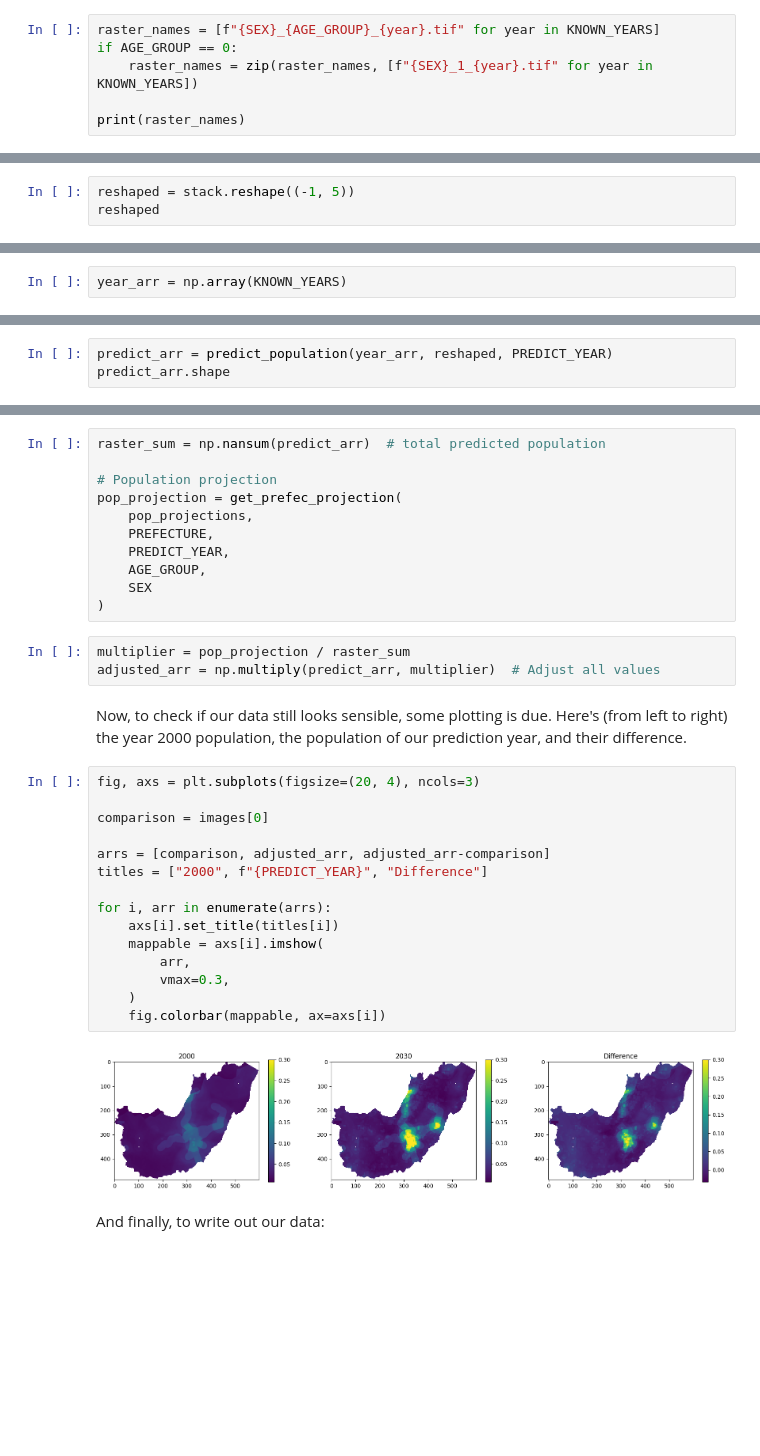
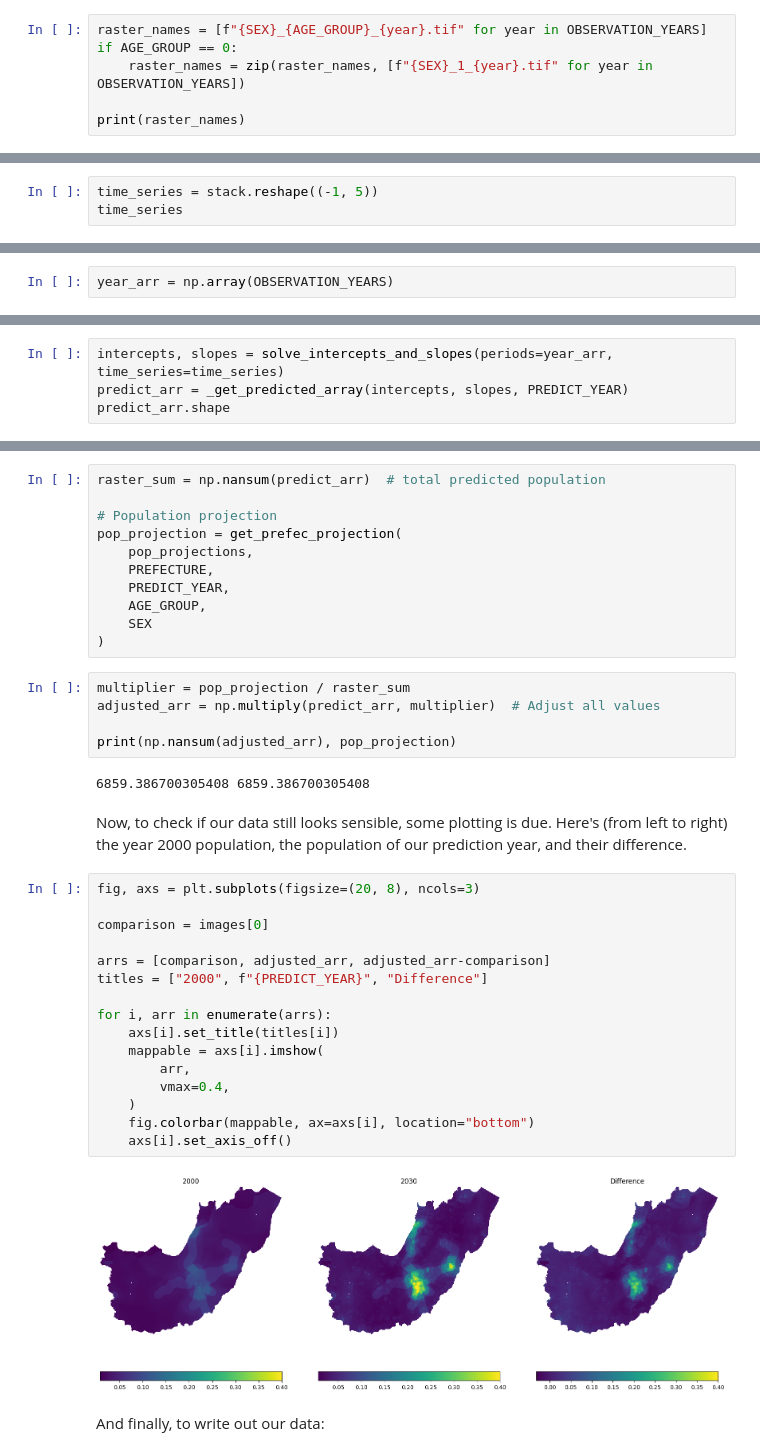
Before and after one commit to iiepdev/spatial_pop_projections, a Jupyter notebook: notebooks/example.ipynb, the cells around one changed output, grey strips where cells are left out. Cells and saved outputs as stored; diff of their text form; blank space fills up the shorter version.

```diff
--- a/notebooks/example.ipynb
+++ b/notebooks/example.ipynb
@@ -43,9 +47,9 @@ region
 |  | db_c4f0x_h | iso3cd | cty_nm | adm1nm | adm2nm | adm1cd | adm2cd | globalid | st_area_sh | st_length_ | ... |
 | 9 | 10 | TGO | Togo | Kara | Doufelgou | TGO002 | TGO002005 | {70AC5005-04F8-4B99-B141-BD5BE4D6... | 0.100651 | 1.797534 | ... |
 # %%
-raster_names = [f"{SEX}_{AGE_GROUP}_{year}.tif" for year in KNOWN_YEARS]
+raster_names = [f"{SEX}_{AGE_GROUP}_{year}.tif" for year in OBSERVATION_YEARS]
 if AGE_GROUP == 0:
-    raster_names = zip(raster_names, [f"{SEX}_1_{year}.tif" for year in KNOWN_YEARS])
+    raster_names = zip(raster_names, [f"{SEX}_1_{year}.tif" for year in OBSERVATION_YEARS])
 
 print(raster_names)
 # %% [output]
@@ -146,6 +150,6 @@ Since our analysis is concerned only with linear models on the values of single
 # %%
-reshaped = stack.reshape((-1, 5))
-reshaped
+time_series = stack.reshape((-1, 5))
+time_series
 # %% [output]
 array([[nan, nan, nan, nan, nan],
        [nan, nan, nan, nan, nan],
@@ -164,3 +168,3 @@ So, for the predictions we need the known values for each cell, and the years to
 # %%
-year_arr = np.array(KNOWN_YEARS)
+year_arr = np.array(OBSERVATION_YEARS)
 # %% [markdown]
@@ -168,5 +172,6 @@ With our 2-dimensional time series data and the year array, we can apply a linea
 # %%
-predict_arr = predict_population(year_arr, reshaped, PREDICT_YEAR)
+intercepts, slopes = solve_intercepts_and_slopes(periods=year_arr, time_series=time_series)
+predict_arr = _get_predicted_array(intercepts, slopes, PREDICT_YEAR)
 predict_arr.shape
 # %% [output]
 (291226,)
@@ -194,25 +199,30 @@ pop_projection = get_prefec_projection(
 # %%
 multiplier = pop_projection / raster_sum
 adjusted_arr = np.multiply(predict_arr, multiplier)  # Adjust all values
+
+print(np.nansum(adjusted_arr), pop_projection)
+# %% [output]
+6859.386700305408 6859.386700305408
 # %% [markdown]
 Now, to check if our data still looks sensible, some plotting is due. Here's (from left to right) the year 2000 population, the population of our prediction year, and their difference.
 # %%
-fig, axs = plt.subplots(figsize=(20, 4), ncols=3)
+fig, axs = plt.subplots(figsize=(20, 8), ncols=3)
 
 comparison = images[0]
 
 arrs = [comparison, adjusted_arr, adjusted_arr-comparison]
 titles = ["2000", f"{PREDICT_YEAR}", "Difference"]
 
 for i, arr in enumerate(arrs):
     axs[i].set_title(titles[i])
     mappable = axs[i].imshow(
         arr,
-        vmax=0.3,
+        vmax=0.4,
     )
-    fig.colorbar(mappable, ax=axs[i])
+    fig.colorbar(mappable, ax=axs[i], location="bottom")
+    axs[i].set_axis_off()
 # %% [output]
-[figure, old version]
+[figure, new version]
 # %% [markdown]
 And finally, to write out our data:
 # %%
```
Also changed, not shown: parts of 12 cells of this notebook.
